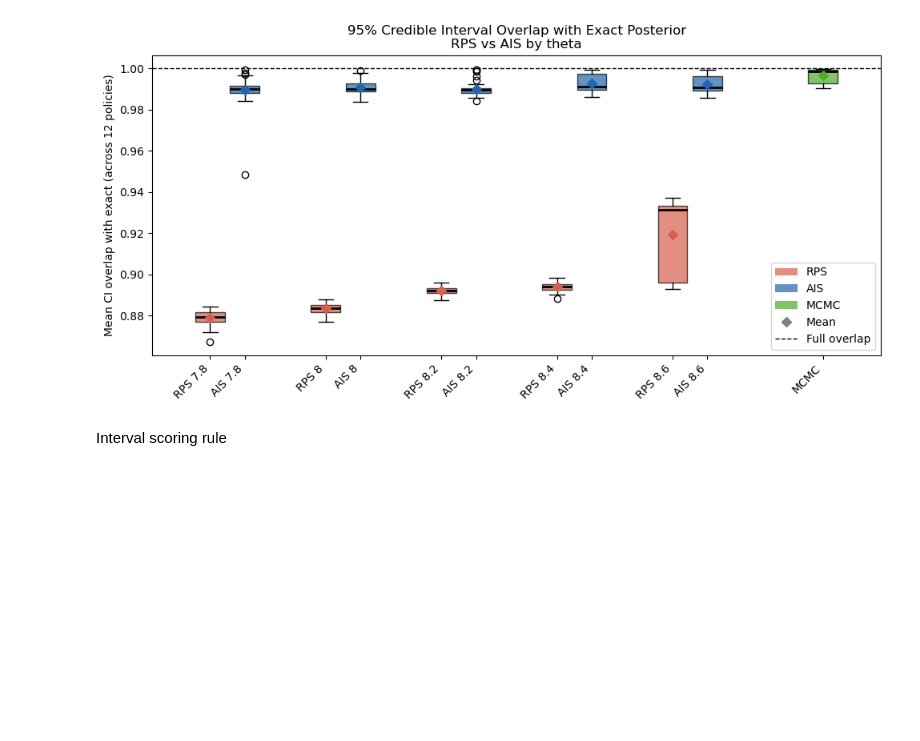
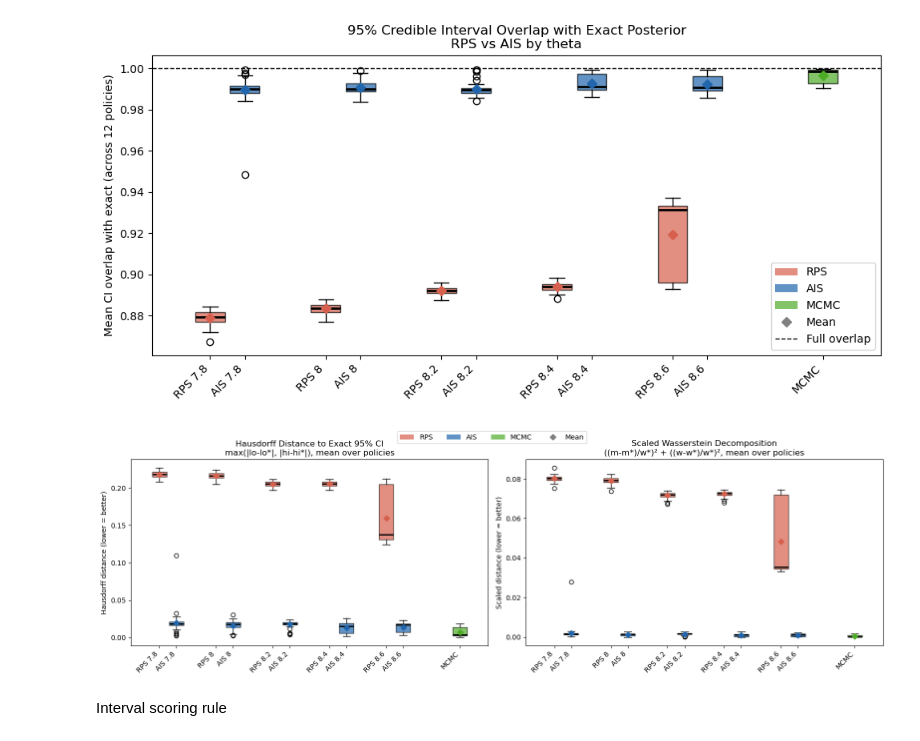
Before and after one commit to fyy2025/RHS-X, a Jupyter notebook: Code/simulation1.ipynb, the cells around one changed output. Saved outputs shown, nothing was run; the diff lists cells and outputs as text; code cells hidden in the pictures; blank space fills up the shorter version.

Commit message:
update code about Hausdorff and 1D Wasserstein metric

```diff
--- a/Code/simulation1.ipynb
+++ b/Code/simulation1.ipynb
@@ -232,3 +270,51 @@ plt.show()
+# %%
+import matplotlib.pyplot as plt
+import matplotlib.patches as mpatches
+
+def side_by_side_boxplot(ax, rps_dict, ais_dict, mcmc_list, title, ylabel):
+    cols  = list(rps_dict.keys())
+    x_pos = np.arange(len(cols))
+    width = 0.3
+    bp1 = ax.boxplot([rps_dict[c] for c in cols],  positions=x_pos - width, widths=width*0.85,
+                     patch_artist=True, medianprops=dict(color='black', linewidth=2))
+    bp2 = ax.boxplot([ais_dict[c] for c in cols],  positions=x_pos,         widths=width*0.85,
+                     patch_artist=True, medianprops=dict(color='black', linewidth=2))
+    bp3 = ax.boxplot([mcmc_list],                  positions=[len(cols)],   widths=width*0.85,
+                     patch_artist=True, medianprops=dict(color='black', linewidth=2))
+    for patch in bp1['boxes']: patch.set_facecolor('#d6604d'); patch.set_alpha(0.7)
+    for patch in bp2['boxes']: patch.set_facecolor('#2166ac'); patch.set_alpha(0.7)
+    for patch in bp3['boxes']: patch.set_facecolor('#4dac26'); patch.set_alpha(0.7)
+    ax.plot(x_pos - width, [np.mean(rps_dict[c]) for c in cols], 'D', color='#d6604d', markersize=6, zorder=5)
+    ax.plot(x_pos,         [np.mean(ais_dict[c]) for c in cols], 'D', color='#2166ac', markersize=6, zorder=5)
+    ax.plot([len(cols)],   [np.mean(mcmc_list)],                 'D', color='#4dac26', markersize=6, zorder=5)
+    all_ticks  = list(x_pos - width) + list(x_pos) + [len(cols)]
+    all_labels = [f'RPS {c}' for c in cols] + [f'AIS {c}' for c in cols] + ['MCMC']
+    ax.set_xticks(sorted(all_ticks))
+    ax.set_xticklabels([l for _, l in sorted(zip(all_ticks, all_labels))], rotation=45, ha='right')
+    ax.set_title(title)
+    ax.set_ylabel(ylabel)
+
+fig, axes = plt.subplots(1, 2, figsize=(16, 5))
+
+side_by_side_boxplot(axes[0], HD_RPS, HD_AIS, HD_MCMC,
+    'Hausdorff Distance to Exact 95% CI\nmax(|lo-lo*|, |hi-hi*|), mean over policies',
+    'Hausdorff distance (lower = better)')
+
+side_by_side_boxplot(axes[1], SW_RPS, SW_AIS, SW_MCMC,
+    'Scaled Wasserstein Decomposition\n((m-m*)/w*)² + ((w-w*)/w*)², mean over policies',
+    'Scaled distance (lower = better)')
+
+legend_elements = [
+    mpatches.Patch(facecolor='#d6604d', alpha=0.7, label='RPS'),
+    mpatches.Patch(facecolor='#2166ac', alpha=0.7, label='AIS'),
+    mpatches.Patch(facecolor='#4dac26', alpha=0.7, label='MCMC'),
+    plt.Line2D([0],[0], marker='D', color='gray', markersize=6, linestyle='None', label='Mean'),
+]
+fig.legend(handles=legend_elements, loc='upper center', ncol=4, bbox_to_anchor=(0.5, 1.02))
+plt.tight_layout()
+plt.show()
+# %% [output]
+[figure, added]
 # %% [markdown]
 Interval scoring rule
 # %%
```
Also changed, not shown: parts of 1 cell of this notebook, 1 other file.
